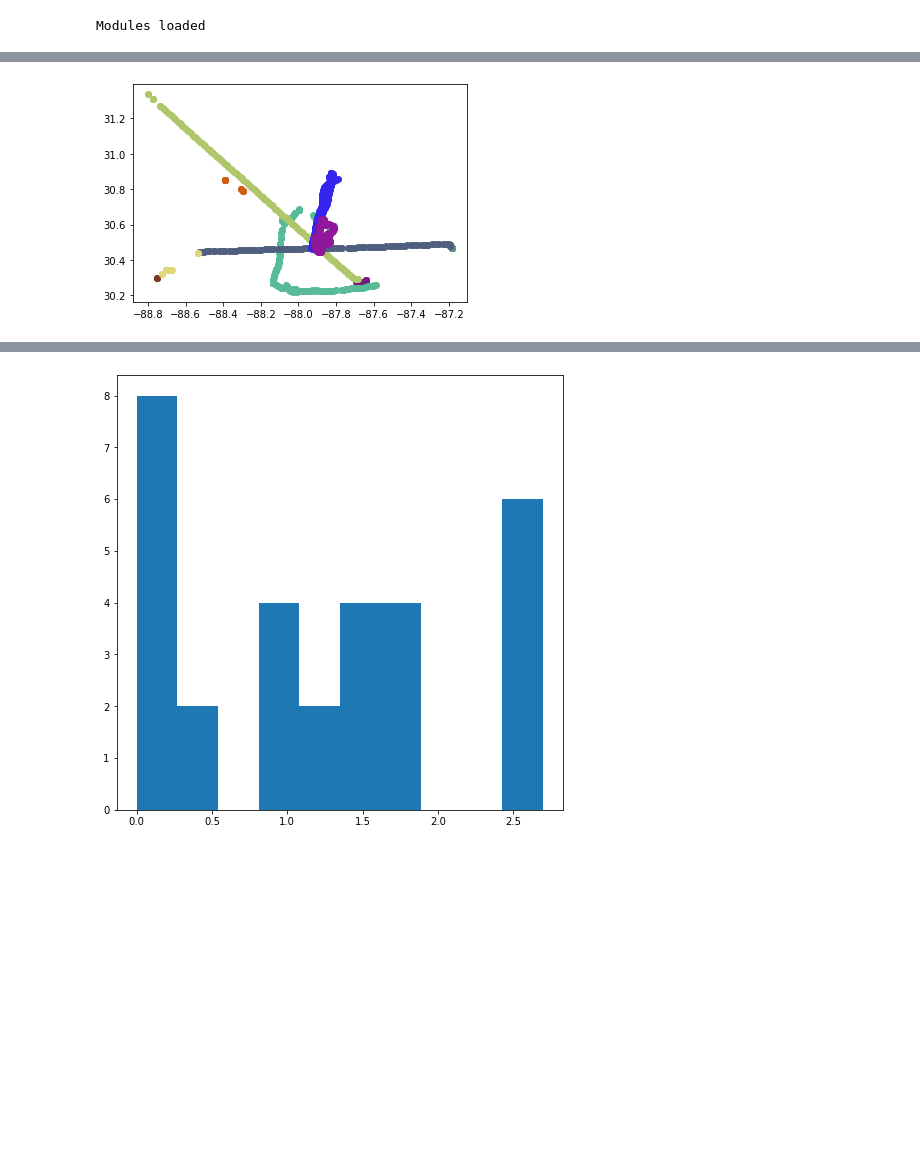
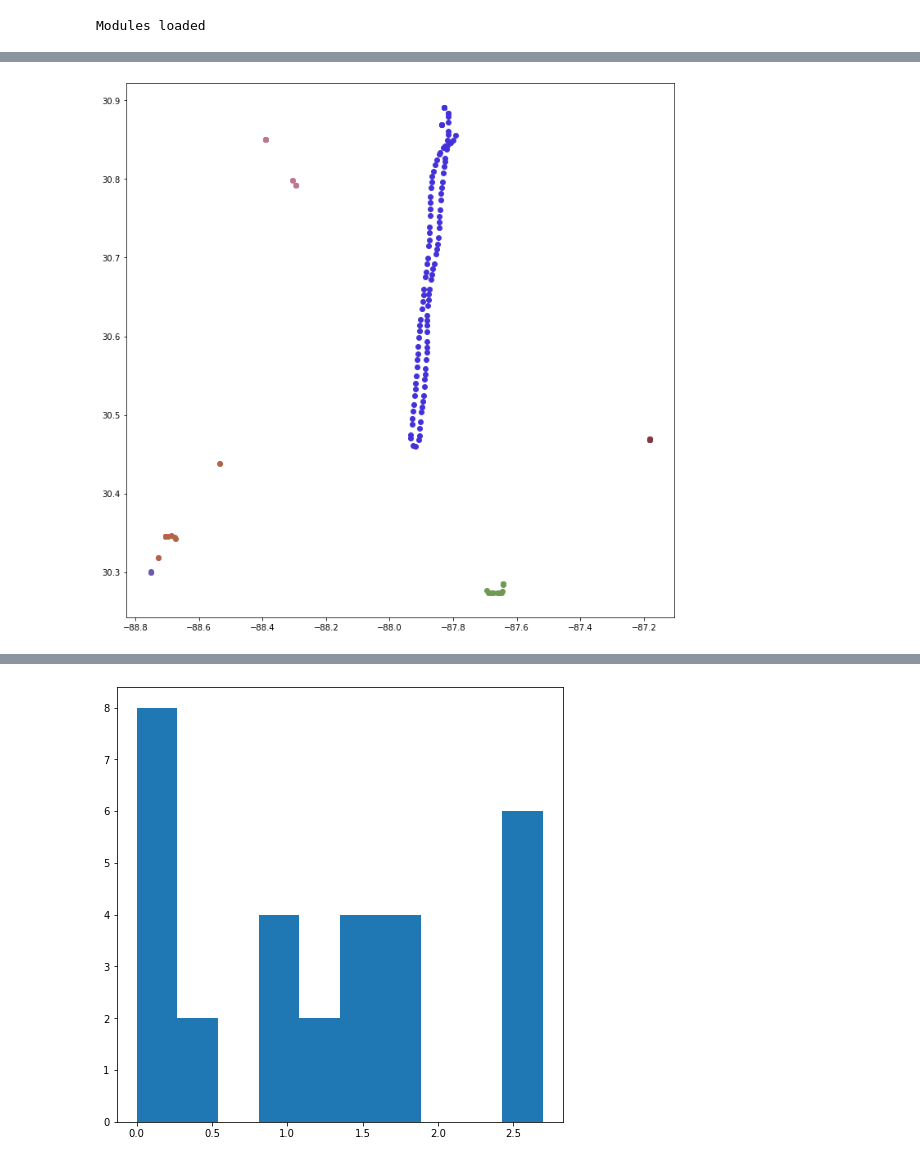
Before and after one commit to cw1521/CSC426-project, a Jupyter notebook: data-exploration3.ipynb, the cells around one changed output, grey strips where cells are left out. Saved outputs shown, nothing was run; the diff lists cells and outputs as text; code cells hidden in the pictures; blank space fills up the shorter version.

Commit message:
displacement

```diff
--- a/data-exploration3.ipynb
+++ b/data-exploration3.ipynb
@@ -66,29 +42,70 @@ print(fedDf.size)
+# %%
+def in_bounds(pos_vector_df, bounds):
+    if pos_vector_df["Lat"].min() >= bounds[2] and pos_vector_df["Lat"].max() <= bounds[3]:
+        if pos_vector_df["Long"].min() >= bounds[0] and pos_vector_df["Long"].max() <= bounds[1]:
+            return True
+    return False
+
+
+def filter_pos_vector_df(pos_vector_df, bounds):
+    # print(pos_vector)
+    df = pd.DataFrame(pos_vector_df)
+    in_bounds = (df["Lat"] >= bounds[2]) & (df["Lat"] <= bounds[3]) & (df["Long"] <= bounds[1]) & (df["Long"] >= bounds[0])
+    # print(in_bounds)
+    # # df = df[df[in_bounds]]
+
+    return df[in_bounds]
+
+
+def get_distance(coords):
+    distance = 0
+    for i in range(len(coords)):
+        if i < len(coords) - 1:
+            distance += math.sqrt((coords[i+1][1]-coords[i][1])**2+(coords[i+1][0]-coords[i][0])**2)
+    return distance
+
+def get_displacement(pos_vector):
+    df1 = pos_vector.iloc[0]
+    df2 = pos_vector.iloc[-1]
+    long1, lat1 = df1["Long"], df1["Lat"]
+    long2, lat2 = df2["Long"], df2["Lat"]
+    longArr = long.to_numpy()
+    latArr = lat.to_numpy()
+    coords = np.stack((longArr, latArr), axis=1)
+    return get_distance(coords)
 # %%
 b_box = (-89, -87, 30, 32)
 
 distances = []
 
+flight_coord_pairs = []
+
 for index, row in flightDf.iterrows():
     pos_vector_df = pd.DataFrame(row["pos_vector"])
     if in_bounds(pos_vector_df, b_box):
+        pos_vector_df["PosTime"] = pd.to_datetime(pos_vector_df.PosTime)
+        pos_vector_df.sort_values(by=["PosTime"])
         long, lat = pos_vector_df["Long"], pos_vector_df["Lat"]
         longArr = long.to_numpy()
         latArr = lat.to_numpy()
         coords = np.stack((longArr, latArr), axis=1)
 
         distance = get_distance(coords)
+        displacement = get_displacement(pos_vector_df)
+        coord_pair = (distance, displacement)
+        flight_coord_pairs.append(coord_pair)
         distances.append(distance)
-        if distance < 1.8:
+        if distance < 1.0:
 
             r = random.random()
             b = random.random()
             g = random.random()
             color = (r, g, b)
             plt.scatter(longArr, latArr, color=color)
 
 plt.show()
 # %% [output]
-[figure, old version]
+[figure, new version]
 # %%
 ax = plt.axes(projection=ccrs.PlateCarree())
 ax.set_extent(b_box, crs=ccrs.PlateCarree())
```
Also changed, not shown: parts of 8 cells of this notebook, 1 other file.
